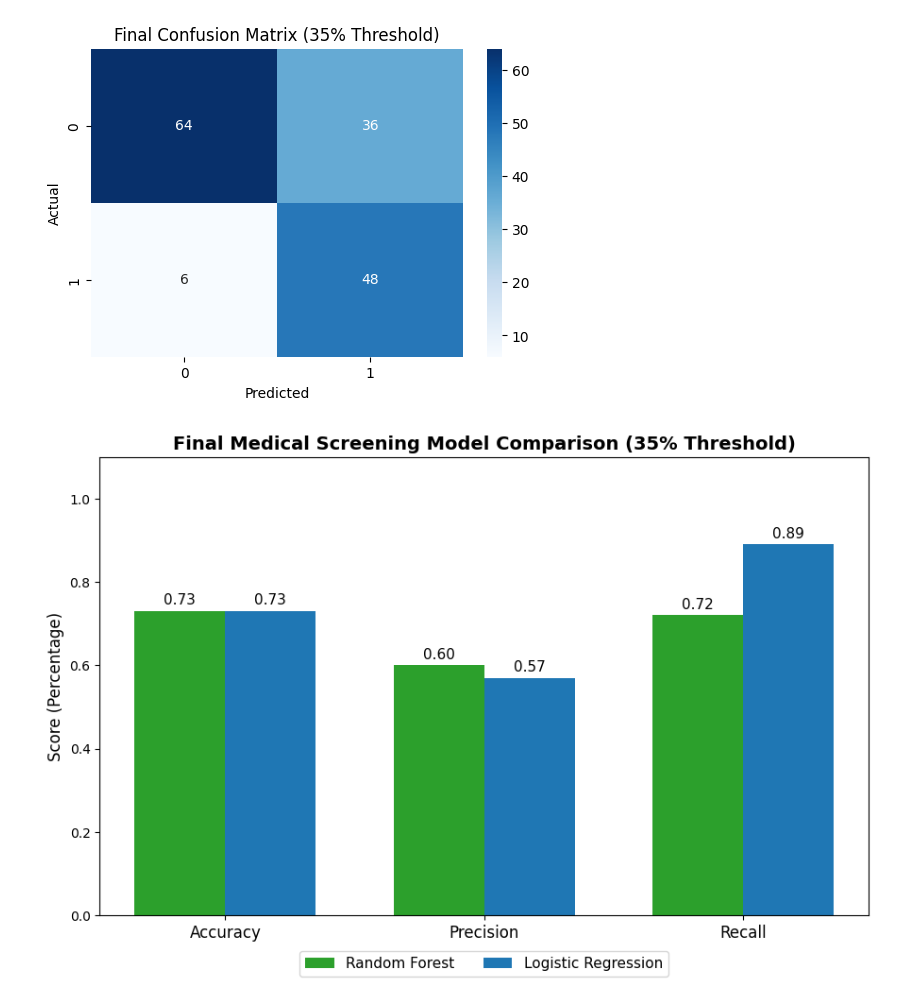
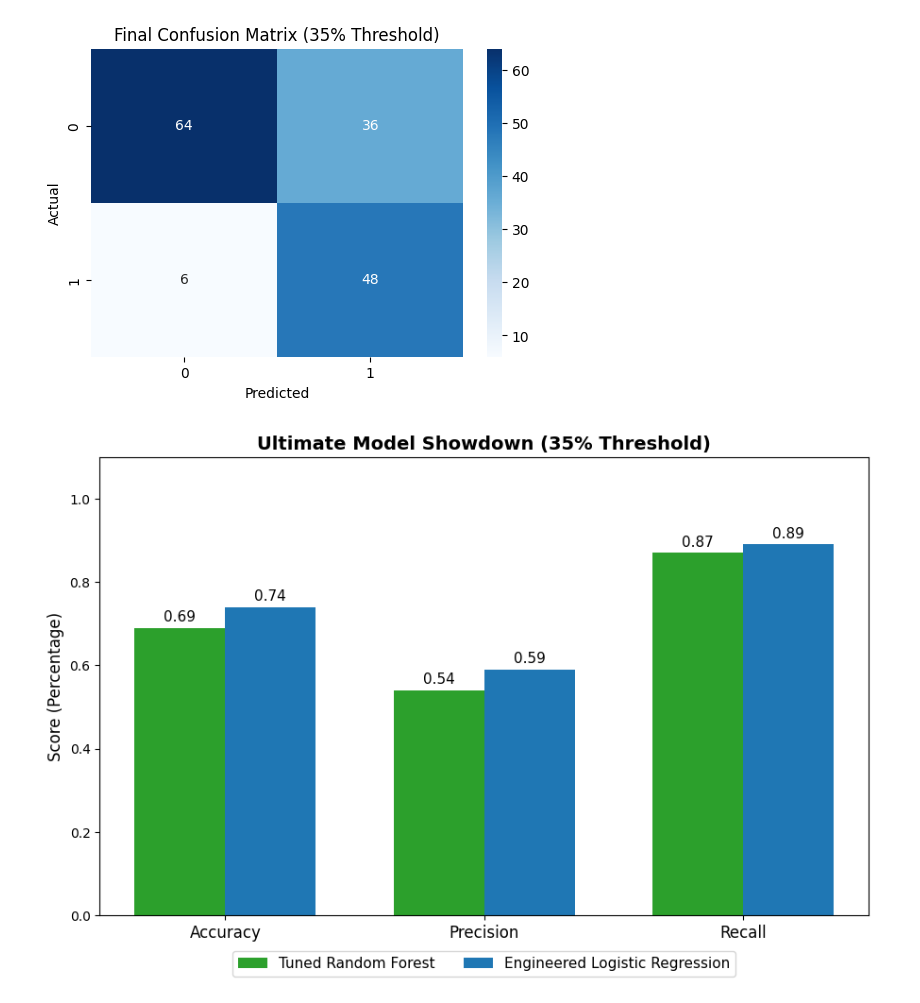
Before and after one commit to abhijithgithub23/ML-Model_Diabetes-Prediction, a Jupyter notebook: Week10_ML.ipynb, the cells around one changed output. Saved outputs shown, nothing was run; the diff lists cells and outputs as text; code cells hidden in the pictures.

```diff
--- a/Week10_ML.ipynb
+++ b/Week10_ML.ipynb
@@ -252,39 +363,41 @@ plt.show()
 import matplotlib.pyplot as plt
 import numpy as np
 
-# 1. Define our final models and their scores
+# 1. Define our final models and their absolute best scores
 labels = ['Accuracy', 'Precision', 'Recall']
 
-# Scores from our 35% Threshold tests
-rf_scores = [0.73, 0.60, 0.72]   # Upgraded Random Forest
-log_scores = [0.73, 0.57, 0.89]  # Upgraded Logistic Regression
+# Scores from your GridSearchCV Random Forest
+rf_scores = [0.69, 0.54, 0.87]
+
+# Scores from your Feature Engineered Logistic Regression
+log_scores = [0.74, 0.59, 0.89]
 
 x = np.arange(len(labels))  # The label locations
 width = 0.35                # The width of the bars
 
 # 2. Set up the graph size and style
 fig, ax = plt.subplots(figsize=(9, 6))
 
 # 3. Create the bars
-rects1 = ax.bar(x - width/2, rf_scores, width, label='Random Forest', color='#2ca02c')
-rects2 = ax.bar(x + width/2, log_scores, width, label='Logistic Regression', color='#1f77b4')
+rects1 = ax.bar(x - width/2, rf_scores, width, label='Tuned Random Forest', color='#2ca02c')
+rects2 = ax.bar(x + width/2, log_scores, width, label='Engineered Logistic Regression', color='#1f77b4')
 
 # 4. Add labels, title, and formatting
 ax.set_ylabel('Score (Percentage)', fontsize=12)
-ax.set_title('Final Medical Screening Model Comparison (35% Threshold)', fontsize=14, fontweight='bold')
+ax.set_title('Ultimate Model Showdown (35% Threshold)', fontsize=14, fontweight='bold')
 ax.set_xticks(x)
 ax.set_xticklabels(labels, fontsize=12)
-ax.set_ylim(0, 1.1) # Set the Y-axis limit slightly above 1.0 for visual padding
+ax.set_ylim(0, 1.1)
 
 # Move the legend out of the way of the bars
 ax.legend(loc='lower center', bbox_to_anchor=(0.5, -0.15), ncol=2, fontsize=11)
 
 # 5. Add the exact numbers on top of the bars for easy reading
 ax.bar_label(rects1, padding=3, fontsize=11, fmt='%.2f')
 ax.bar_label(rects2, padding=3, fontsize=11, fmt='%.2f')
 
 # 6. Display the graph
 plt.tight_layout()
 plt.show()
 # %% [output]
-[figure, old version]
+[figure, new version]
```
Also changed, not shown: parts of 9 cells of this notebook.
